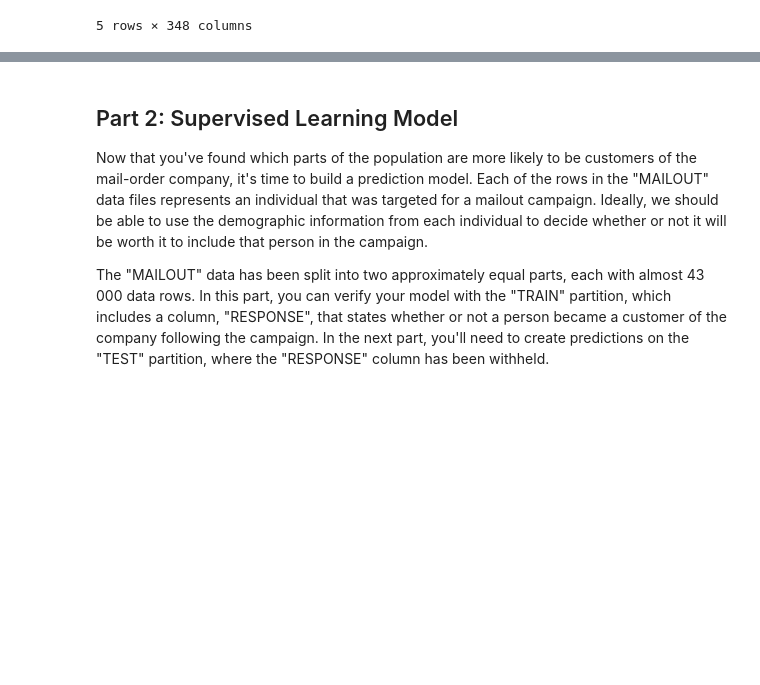
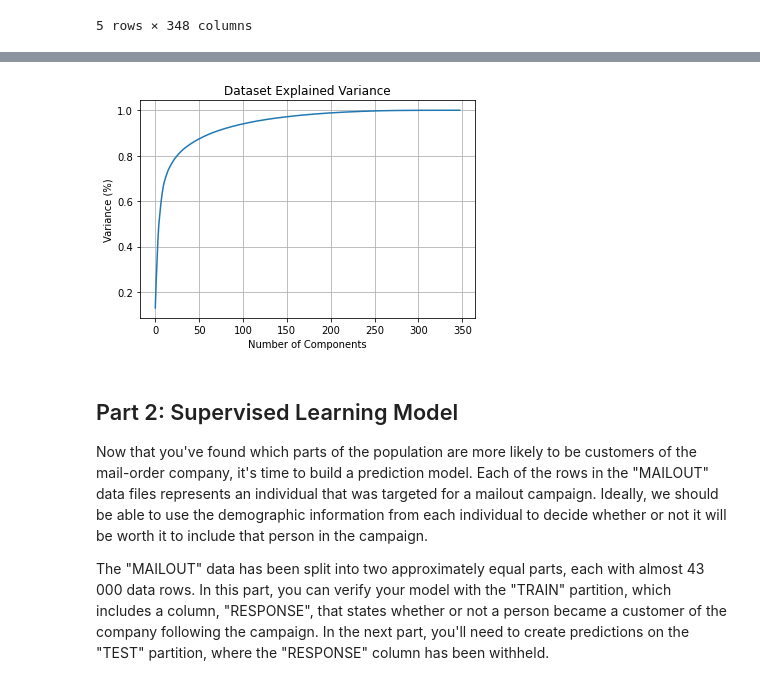
Before and after one commit to Joe-Abraham/Arvato-Financial-Services, a Jupyter notebook: Arvato Project Workbook.ipynb, the cells around one changed output, grey strips where cells are left out. Saved outputs shown, nothing was run; the diff lists cells and outputs as text; code cells hidden in the pictures; blank space fills up the shorter version.

```diff
--- a/Arvato Project Workbook.ipynb
+++ b/Arvato Project Workbook.ipynb
@@ -556,4 +559,6 @@ features_sub.head(5)
 | 5 | 910244 | 1.0 | 10.0 | 5.0 | 0.0 | 0.0 | 1.0 | ... |
 5 rows × 348 columns
 # %%
-from sklearn.preprocessing import StandardScaler
+from sklearn.preprocessing import MinMaxScaler
+
+scaler = MinMaxScaler()
@@ -560,2 +568,2 @@ from sklearn.preprocessing import StandardScaler
 # %%
-features_scaled=pd.DataFrame(scaler.fit_transform(features_sub))
+features_scaled=pd.DataFrame(scaler.fit_transform(features_sub.astype(float)),columns=features_sub.columns)
@@ -563,0 +583,2 @@ NameError: name 'scaler' is not defined
+# %%
+features_scaled = features_scaled.fillna(features_scaled.mean())
@@ -563,0 +605,2 @@ NameError: name 'scaler' is not defined
+# %%
+x_scaled=scaler.transform(features_scaled)
@@ -563,0 +611,14 @@ NameError: name 'scaler' is not defined
+# %%
+#Fitting the PCA algorithm with our Data
+pca = PCA().fit(x_scaled)
+
+#Plotting the Cumulative Summation of the Explained Variance
+plt.figure()
+plt.plot(np.cumsum(pca.explained_variance_ratio_))
+plt.xlabel('Number of Components')
+plt.ylabel('Variance (%)') #for each component
+plt.title('Dataset Explained Variance')
+plt.grid()
+plt.show()
+# %% [output]
+[figure, added]
```
Also changed, not shown: parts of 10 cells of this notebook.
